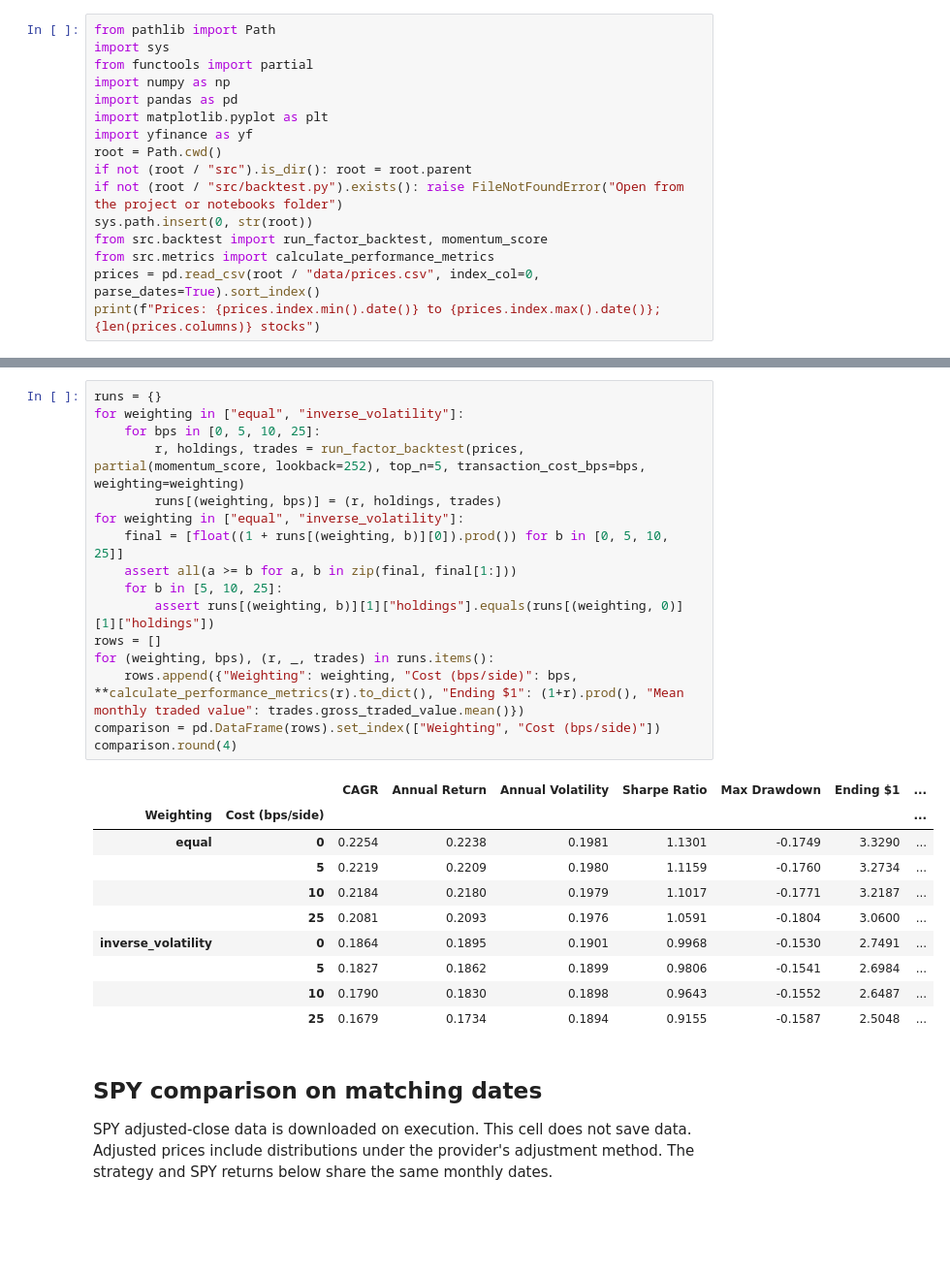
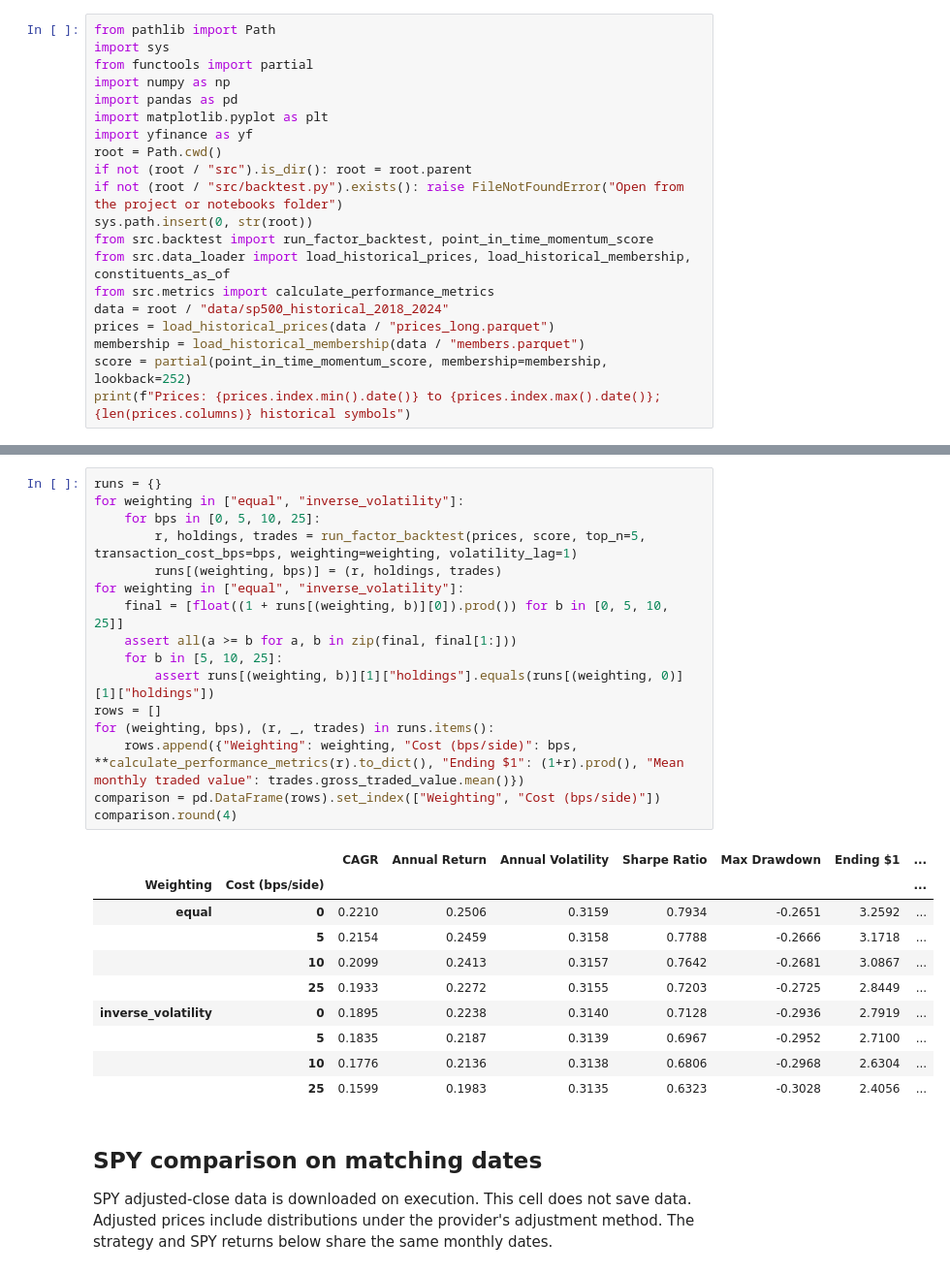
Before and after one commit to HaiSonVu/Financial-platform, a Jupyter notebook: notebooks/09_phase3_evaluation.ipynb, the cells around one changed output, grey strips where cells are left out. Shown at 97% size. Cells and saved outputs as stored; diff of their text form; blank space fills up the shorter version.

```diff
--- a/notebooks/09_phase3_evaluation.ipynb
+++ b/notebooks/09_phase3_evaluation.ipynb
@@ -16,8 +16,12 @@ root = Path.cwd()
 if not (root / "src").is_dir(): root = root.parent
 if not (root / "src/backtest.py").exists(): raise FileNotFoundError("Open from the project or notebooks folder")
 sys.path.insert(0, str(root))
-from src.backtest import run_factor_backtest, momentum_score
+from src.backtest import run_factor_backtest, point_in_time_momentum_score
+from src.data_loader import load_historical_prices, load_historical_membership, constituents_as_of
 from src.metrics import calculate_performance_metrics
-prices = pd.read_csv(root / "data/prices.csv", index_col=0, parse_dates=True).sort_index()
-print(f"Prices: {prices.index.min().date()} to {prices.index.max().date()}; {len(prices.columns)} stocks")
+data = root / "data/sp500_historical_2018_2024"
+prices = load_historical_prices(data / "prices_long.parquet")
+membership = load_historical_membership(data / "members.parquet")
+score = partial(point_in_time_momentum_score, membership=membership, lookback=252)
+print(f"Prices: {prices.index.min().date()} to {prices.index.max().date()}; {len(prices.columns)} historical symbols")
 # %% [output]
@@ -29,30 +33,30 @@ All runs select the same top five momentum stocks. Inverse volatility uses up to
 # %%
 runs = {}
 for weighting in ["equal", "inverse_volatility"]:
     for bps in [0, 5, 10, 25]:
-        r, holdings, trades = run_factor_backtest(prices, partial(momentum_score, lookback=252), top_n=5, transaction_cost_bps=bps, weighting=weighting)
+        r, holdings, trades = run_factor_backtest(prices, score, top_n=5, transaction_cost_bps=bps, weighting=weighting, volatility_lag=1)
         runs[(weighting, bps)] = (r, holdings, trades)
 for weighting in ["equal", "inverse_volatility"]:
     final = [float((1 + runs[(weighting, b)][0]).prod()) for b in [0, 5, 10, 25]]
     assert all(a >= b for a, b in zip(final, final[1:]))
     for b in [5, 10, 25]:
         assert runs[(weighting, b)][1]["holdings"].equals(runs[(weighting, 0)][1]["holdings"])
 rows = []
 for (weighting, bps), (r, _, trades) in runs.items():
     rows.append({"Weighting": weighting, "Cost (bps/side)": bps, **calculate_performance_metrics(r).to_dict(), "Ending $1": (1+r).prod(), "Mean monthly traded value": trades.gross_traded_value.mean()})
 comparison = pd.DataFrame(rows).set_index(["Weighting", "Cost (bps/side)"])
 comparison.round(4)
 # %% [output]
 |  |  | CAGR | Annual Return | Annual Volatility | Sharpe Ratio | Max Drawdown | Ending $1 | ... |
 | Weighting | Cost (bps/side) |  |  |  |  |  |  | ... |
-| equal | 0 | 0.2254 | 0.2238 | 0.1981 | 1.1301 | -0.1749 | 3.3290 | ... |
-|  | 5 | 0.2219 | 0.2209 | 0.1980 | 1.1159 | -0.1760 | 3.2734 | ... |
-|  | 10 | 0.2184 | 0.2180 | 0.1979 | 1.1017 | -0.1771 | 3.2187 | ... |
-|  | 25 | 0.2081 | 0.2093 | 0.1976 | 1.0591 | -0.1804 | 3.0600 | ... |
-| inverse_volatility | 0 | 0.1864 | 0.1895 | 0.1901 | 0.9968 | -0.1530 | 2.7491 | ... |
-|  | 5 | 0.1827 | 0.1862 | 0.1899 | 0.9806 | -0.1541 | 2.6984 | ... |
-|  | 10 | 0.1790 | 0.1830 | 0.1898 | 0.9643 | -0.1552 | 2.6487 | ... |
-|  | 25 | 0.1679 | 0.1734 | 0.1894 | 0.9155 | -0.1587 | 2.5048 | ... |
+| equal | 0 | 0.2210 | 0.2506 | 0.3159 | 0.7934 | -0.2651 | 3.2592 | ... |
+|  | 5 | 0.2154 | 0.2459 | 0.3158 | 0.7788 | -0.2666 | 3.1718 | ... |
+|  | 10 | 0.2099 | 0.2413 | 0.3157 | 0.7642 | -0.2681 | 3.0867 | ... |
+|  | 25 | 0.1933 | 0.2272 | 0.3155 | 0.7203 | -0.2725 | 2.8449 | ... |
+| inverse_volatility | 0 | 0.1895 | 0.2238 | 0.3140 | 0.7128 | -0.2936 | 2.7919 | ... |
+|  | 5 | 0.1835 | 0.2187 | 0.3139 | 0.6967 | -0.2952 | 2.7100 | ... |
+|  | 10 | 0.1776 | 0.2136 | 0.3138 | 0.6806 | -0.2968 | 2.6304 | ... |
+|  | 25 | 0.1599 | 0.1983 | 0.3135 | 0.6323 | -0.3028 | 2.4056 | ... |
 # %% [markdown]
 ## SPY comparison on matching dates
 
```
Also changed, not shown: parts of 7 cells of this notebook, 16 other files.
